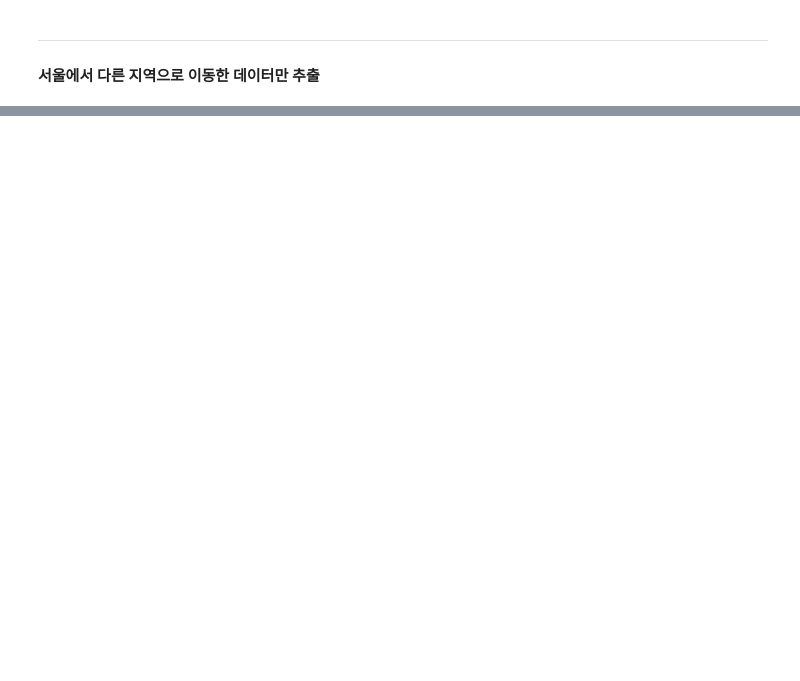
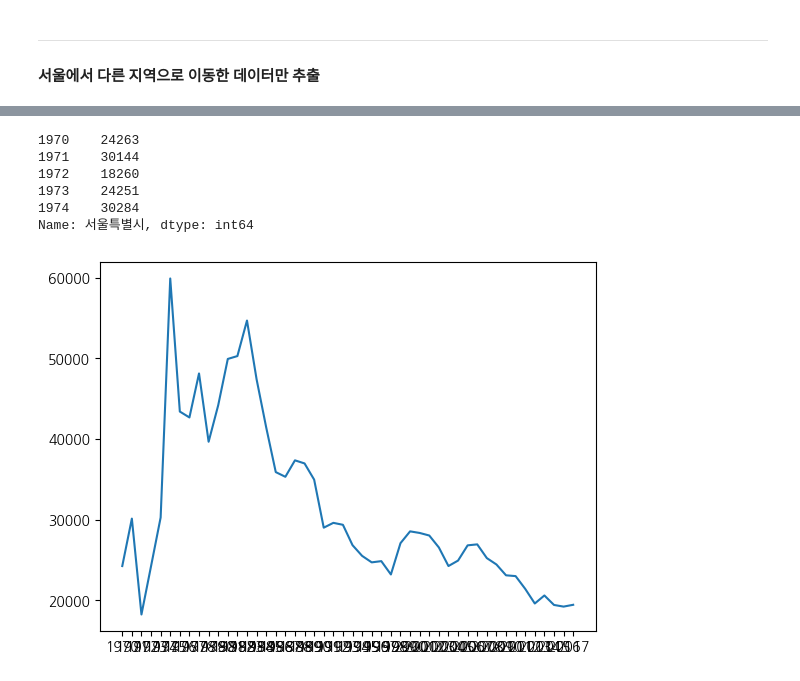
Before and after one commit to Hgracefield/dataAnalysis, a Jupyter notebook: Note/08.시각화도구.ipynb, the cells around one changed output, grey strips where cells are left out. Cells and saved outputs as stored; diff of their text form; code cells hidden in the pictures; blank space fills up the shorter version.

```diff
--- a/Note/08.시각화도구.ipynb
+++ b/Note/08.시각화도구.ipynb
@@ -199,0 +321,7 @@ Name: 1, dtype: object
+# %%
+df_busan.drop(
+    '전출지별',
+    axis='columns',
+    inplace=True
+)
+df_busan.head()
@@ -199,0 +336,9 @@ Name: 1, dtype: object
+# %%
+df_busan.rename(
+    {
+        '전입지별' : '전입지'
+    },
+    axis = 'columns',
+    inplace=True
+)
+df_busan.head()
@@ -199,0 +353,6 @@ Name: 1, dtype: object
+# %%
+df_busan.set_index(
+    '전입지',
+    inplace=True
+)
+df_busan.head()
@@ -199,0 +368,17 @@ Name: 1, dtype: object
+# %%
+sr_busan_to_seoul = df_busan.loc['서울특별시']
+sr_busan_to_seoul.head()
+# %% [output]
+1970    24263
+1971    30144
+1972    18260
+1973    24251
+1974    30284
+Name: 서울특별시, dtype: int64
+# %%
+plt.plot(
+    sr_busan_to_seoul
+)
+plt.show()
+# %% [output]
+[figure, added]
```
Also changed, not shown: parts of 33 cells of this notebook.
